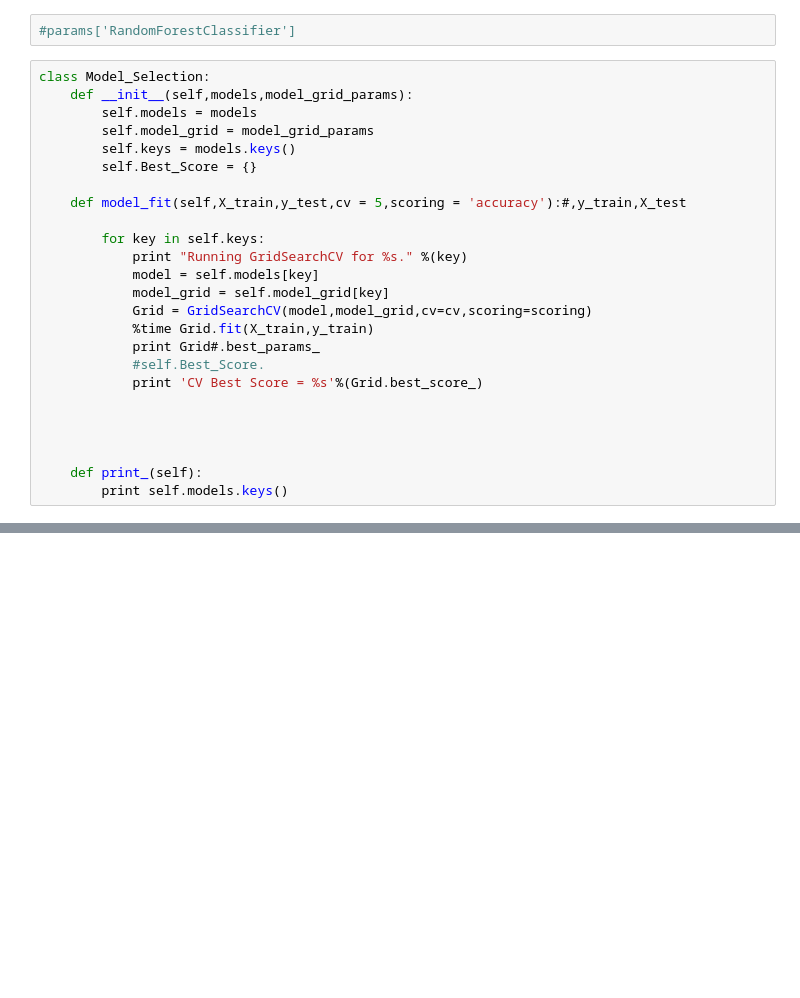
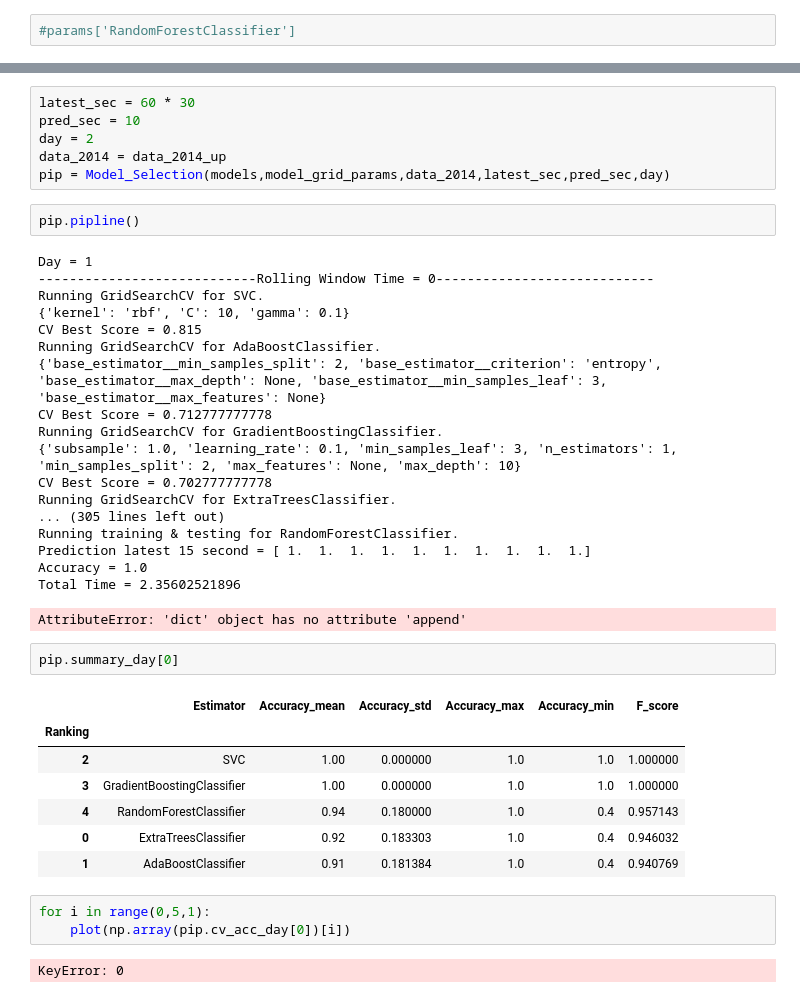
Before and after one commit to rorysroes/SGX-Full-OrderBook-Tick-Data-Trading-Strategy, a Jupyter notebook: Model_Selection.ipynb, the cells around one changed output, grey strips where cells are left out. Cells and saved outputs as stored; diff of their text form; blank space fills up the shorter version.

```diff
--- a/Model_Selection.ipynb
+++ b/Model_Selection.ipynb
@@ -68,28 +68,3 @@ model_grid_params = {
 }
 # %%
 #params['RandomForestClassifier']
-# %%
-class Model_Selection:
-    def __init__(self,models,model_grid_params):
-        self.models = models
-        self.model_grid = model_grid_params
-        self.keys = models.keys()
-        self.Best_Score = {}
-
-    def model_fit(self,X_train,y_test,cv = 5,scoring = 'accuracy'):#,y_train,X_test
-
-        for key in self.keys:
-            print "Running GridSearchCV for %s." %(key)
-            model = self.models[key]
-            model_grid = self.model_grid[key]
-            Grid = GridSearchCV(model,model_grid,cv=cv,scoring=scoring)
-            %time Grid.fit(X_train,y_train)
-            print Grid#.best_params_
-            #self.Best_Score.
-            print 'CV Best Score = %s'%(Grid.best_score_)
-
-
-
-
-    def print_(self):
-        print self.models.keys()
@@ -128,0 +200,42 @@ e
+# %%
+latest_sec = 60 * 30
+pred_sec = 10
+day = 2
+data_2014 = data_2014_up
+pip = Model_Selection(models,model_grid_params,data_2014,latest_sec,pred_sec,day)
+# %%
+pip.pipline()
+# %% [output]
+Day = 1
+----------------------------Rolling Window Time = 0----------------------------
+Running GridSearchCV for SVC.
+{'kernel': 'rbf', 'C': 10, 'gamma': 0.1}
+CV Best Score = 0.815
+Running GridSearchCV for AdaBoostClassifier.
+{'base_estimator__min_samples_split': 2, 'base_estimator__criterion': 'entropy', 'base_estimator__max_depth': None, 'base_estimator__min_samples_leaf': 3, 'base_estimator__max_features': None}
+CV Best Score = 0.712777777778
+Running GridSearchCV for GradientBoostingClassifier.
+{'subsample': 1.0, 'learning_rate': 0.1, 'min_samples_leaf': 3, 'n_estimators': 1, 'min_samples_split': 2, 'max_features': None, 'max_depth': 10}
+CV Best Score = 0.702777777778
+Running GridSearchCV for ExtraTreesClassifier.
+... (305 lines left out)
+Running training & testing for RandomForestClassifier.
+Prediction latest 15 second = [ 1.  1.  1.  1.  1.  1.  1.  1.  1.  1.]
+Accuracy = 1.0
+Total Time = 2.35602521896
+AttributeError: 'dict' object has no attribute 'append'
+# %%
+pip.summary_day[0]
+# %% [output]
+|  | Estimator | Accuracy_mean | Accuracy_std | Accuracy_max | Accuracy_min | F_score |
+| Ranking |  |  |  |  |  |  |
+| 2 | SVC | 1.00 | 0.000000 | 1.0 | 1.0 | 1.000000 |
+| 3 | GradientBoostingClassifier | 1.00 | 0.000000 | 1.0 | 1.0 | 1.000000 |
+| 4 | RandomForestClassifier | 0.94 | 0.180000 | 1.0 | 0.4 | 0.957143 |
+| 0 | ExtraTreesClassifier | 0.92 | 0.183303 | 1.0 | 0.4 | 0.946032 |
+| 1 | AdaBoostClassifier | 0.91 | 0.181384 | 1.0 | 0.4 | 0.940769 |
+# %%
+for i in range(0,5,1):
+    plot(np.array(pip.cv_acc_day[0])[i])
+# %% [output]
+KeyError: 0
```
Also changed, not shown: parts of 14 cells of this notebook.
